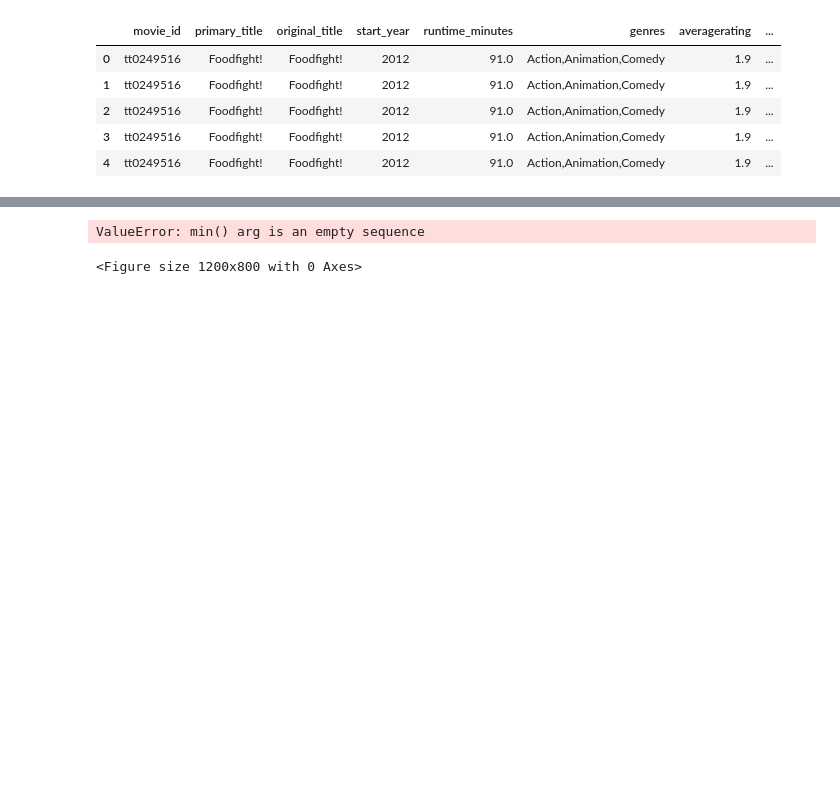
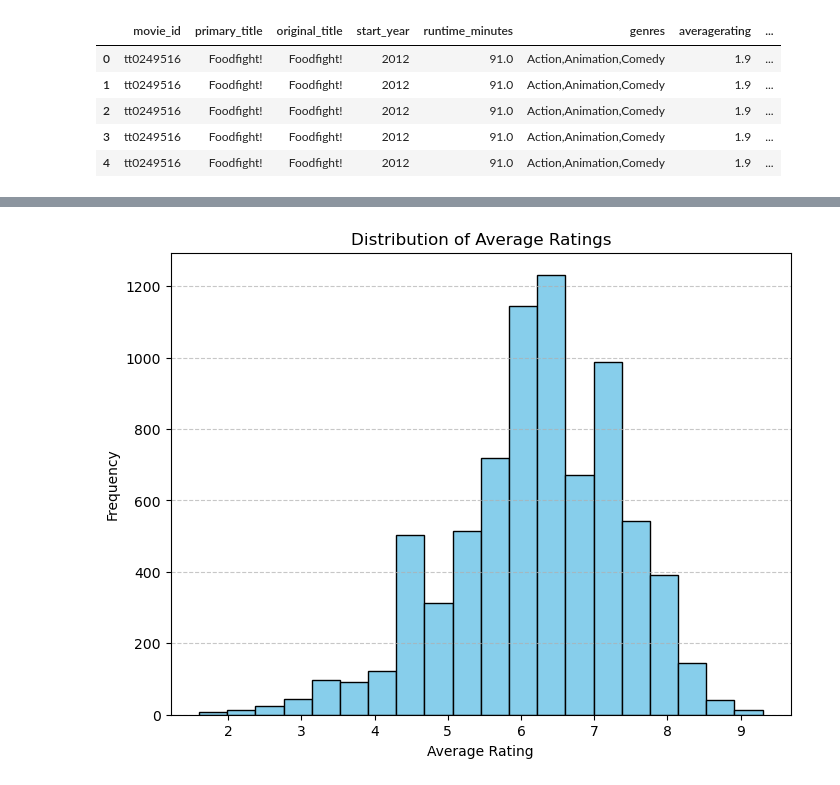
Before and after one commit to kriung/dsc-phase-1-project-v2-4, a Jupyter notebook: student.ipynb, the cells around one changed output, grey strips where cells are left out. Cells and saved outputs as stored; diff of their text form; code cells hidden in the pictures; blank space fills up the shorter version.

```diff
--- a/student.ipynb
+++ b/student.ipynb
@@ -867,21 +880,11 @@ IndexError: index 0 is out of bounds for axis 0 with size 0
-# %%
-import seaborn as sns
-import matplotlib.pyplot as plt
-
-# Assuming 'movie_data' is your DataFrame
-
-# Limiting the data to the first 20 rows
-limited_movie_data = merged_data_with_budget.head(20)
-
-# Creating a box plot of genres vs. worldwide gross for the first 20 rows
-plt.figure(figsize=(12, 8))
-sns.boxplot(x='genres', y='worldwide_gross', data=limited_movie_data)
-plt.xlabel('Genres')
-plt.ylabel('Worldwide Gross')
-plt.title('Box Plot of Genres vs. Worldwide Gross (First 20 rows)')
-plt.xticks(rotation=90)  # Rotate x-axis labels for better readability
-plt.tight_layout()
-plt.show()
-# %% [output]
-ValueError: min() arg is an empty sequence
-<Figure size 1200x800 with 0 Axes>
+# %%
+# Plotting histogram for averagerating
+plt.figure(figsize=(8, 6))
+plt.hist(merged_data_with_budget['averagerating'], bins=20, color='skyblue', edgecolor='black')
+plt.title('Distribution of Average Ratings')
+plt.xlabel('Average Rating')
+plt.ylabel('Frequency')
+plt.grid(axis='y', linestyle='--', alpha=0.7)
+plt.show()
+# %% [output]
+[figure, added]
```
Also changed, not shown: parts of 7 cells of this notebook.
